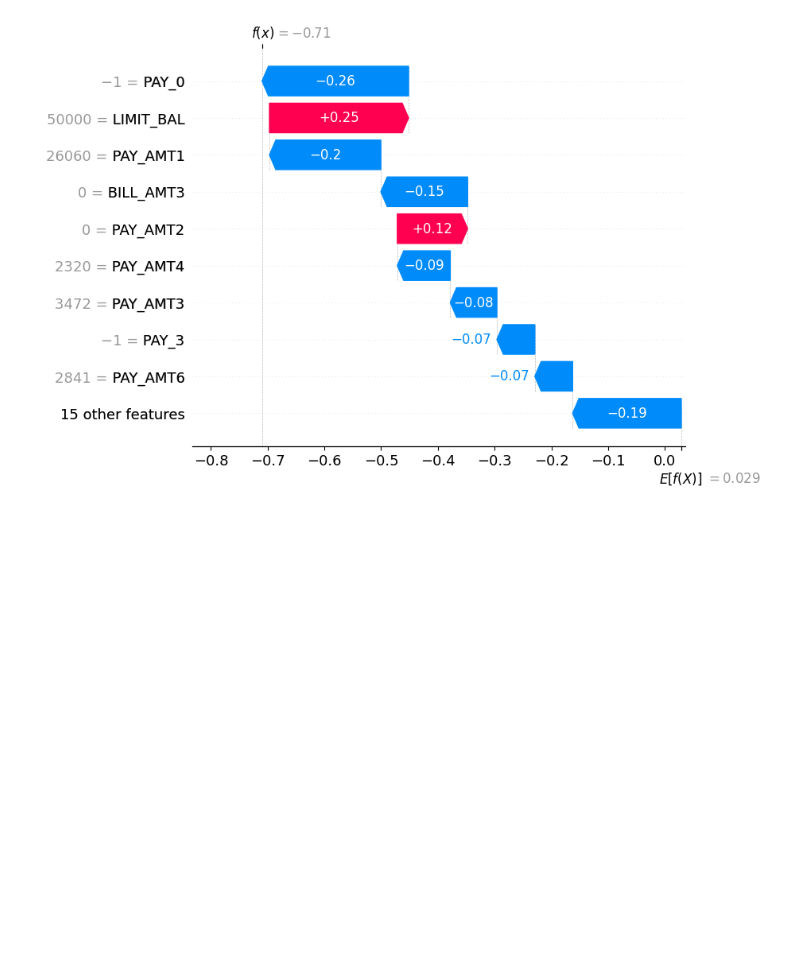
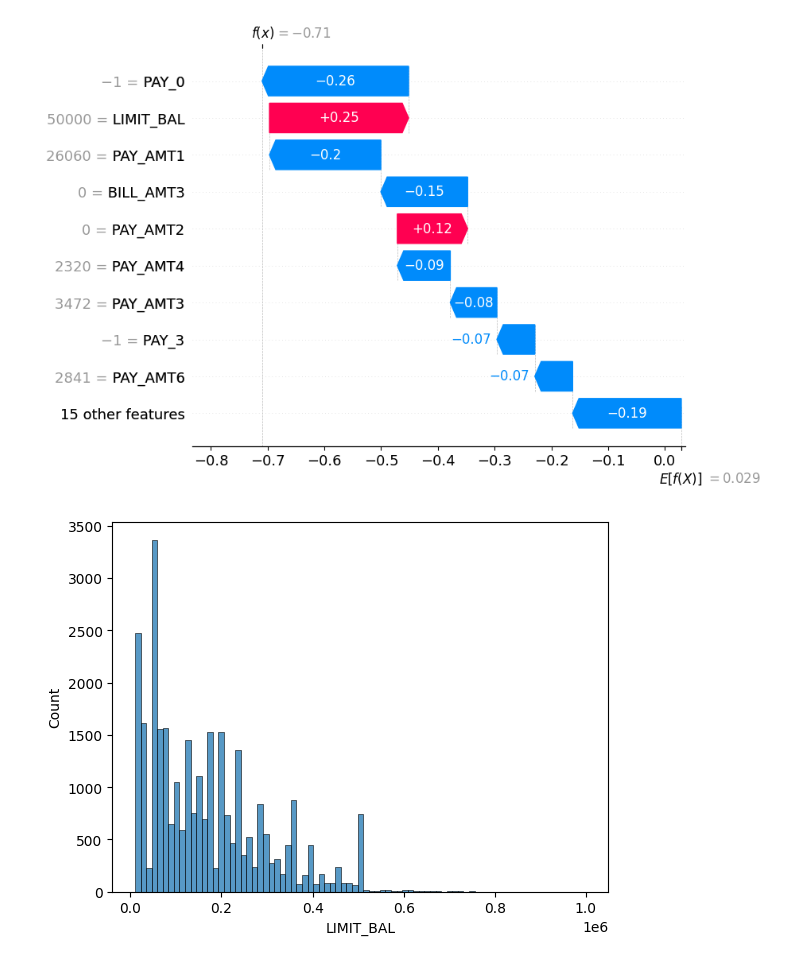
Before and after one commit to vinayshetty777/credit-default-prediction-shap-xgboost, a Jupyter notebook: Vinay_Analysis.ipynb, the cells around one changed output. Saved outputs shown, nothing was run; the diff lists cells and outputs as text; code cells hidden in the pictures; blank space fills up the shorter version.

Commit message:
Update Vinay_Analysis.ipynb
Updated notebook with SHAP, KS curve, and visualizations

```diff
--- a/Vinay_Analysis.ipynb
+++ b/Vinay_Analysis.ipynb
@@ -288,3 +285,11 @@ shap.plots.waterfall(
 )
 # %% [output]
 [figure]
+# %%
+import seaborn as sns
+import matplotlib.pyplot as plt
+
+sns.histplot(df['LIMIT_BAL'])
+plt.show()
+# %% [output]
+[figure, added]
```
Also changed, not shown: parts of 14 cells of this notebook.
